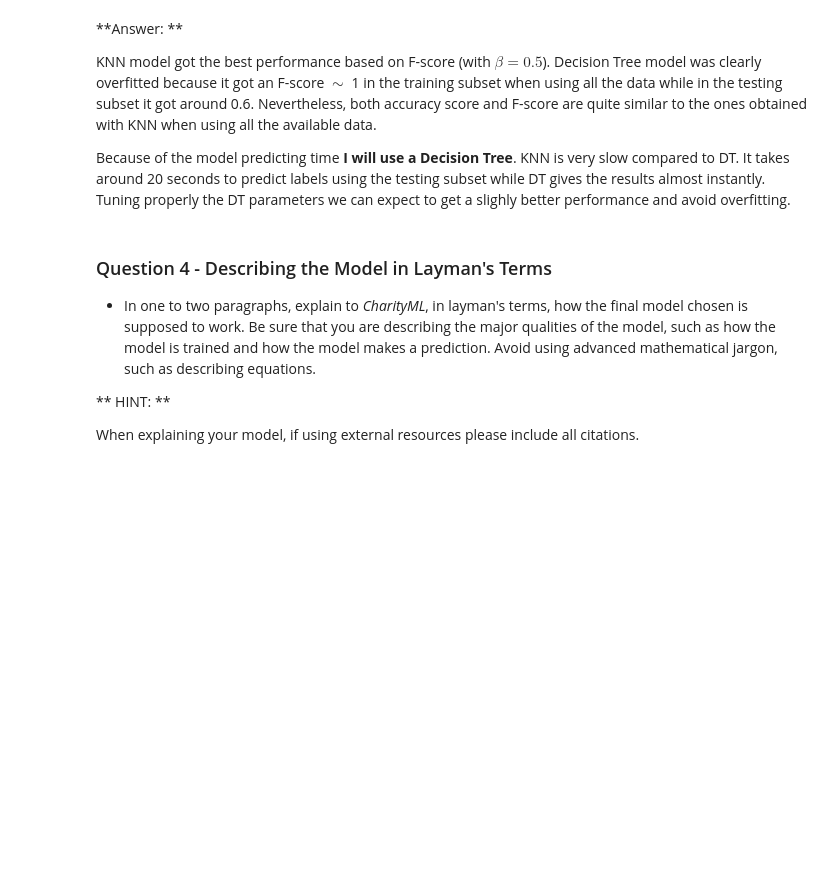
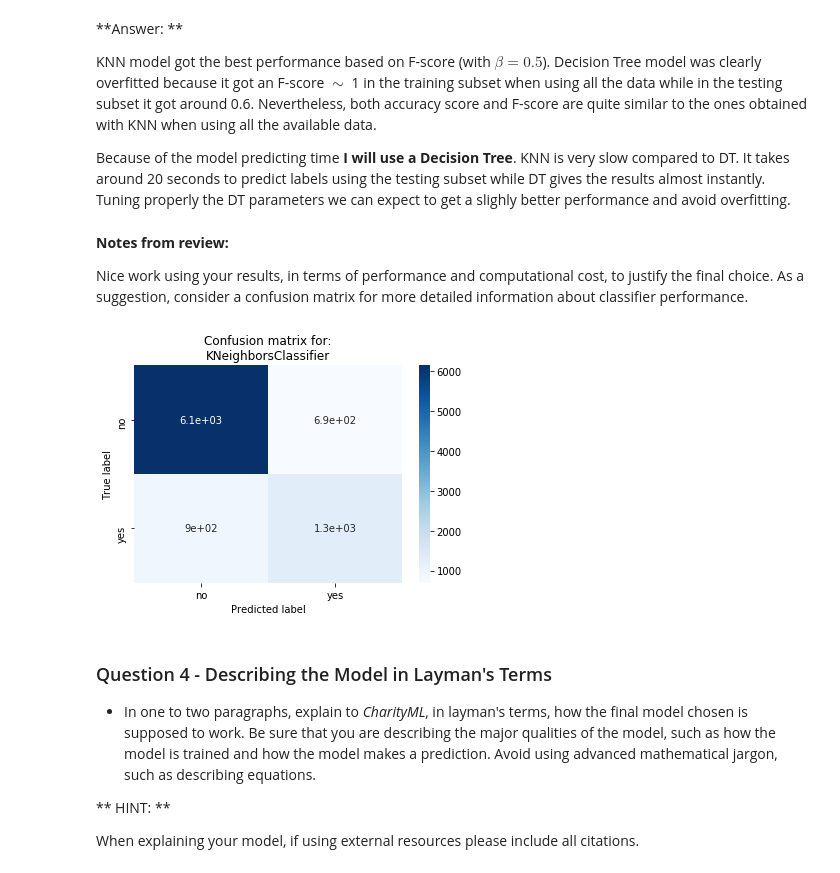
Before and after one commit to iyanmv/machine-learning-udacity, a Jupyter notebook: finding_donors/finding_donors.ipynb, the cells around one changed output. Saved outputs shown, nothing was run; the diff lists cells and outputs as text; code cells hidden in the pictures; blank space fills up the shorter version.

Commit message:
Add review notes for finding_donors project

```diff
--- a/finding_donors/finding_donors.ipynb
+++ b/finding_donors/finding_donors.ipynb
@@ -473,6 +505,27 @@ Look at the graph at the bottom left from the cell above(the visualization creat
 KNN model got the best performance based on F-score (with $\beta=0.5$). Decision Tree model was clearly overfitted because it got an F-score $\sim$ 1 in the training subset when using all the data while in the testing subset it got around 0.6. Nevertheless, both accuracy score and F-score are quite similar to the ones obtained with KNN when using all the available data.
 
 Because of the model predicting time **I will use a Decision Tree**. KNN is very slow compared to DT. It takes around 20 seconds to predict labels using the testing subset while DT gives the results almost instantly. Tuning properly the DT parameters we can expect to get a slighly better performance and avoid overfitting.
+# %% [markdown]
+**Notes from review:**
+
+Nice work using your results, in terms of performance and computational cost, to justify the final choice. As a suggestion, consider a confusion matrix for more detailed information about classifier performance.
+# %%
+from sklearn.metrics import confusion_matrix
+import seaborn as sns
+import matplotlib.pyplot as plt
+%matplotlib inline
+
+# Compute confusion matrix for a model
+model = clf_C
+cm = confusion_matrix(y_test, model.predict(X_test))
+
+# view with a heatmap
+sns.heatmap(cm, annot=True, cmap='Blues', xticklabels=['no', 'yes'], yticklabels=['no', 'yes'])
+plt.ylabel('True label')
+plt.xlabel('Predicted label')
+plt.title('Confusion matrix for:\n{}'.format(model.__class__.__name__));
+# %% [output]
+[figure, added]
 # %% [markdown]
 ### Question 4 - Describing the Model in Layman's Terms
 
```
Also changed, not shown: parts of 7 cells of this notebook, 1 other file.
